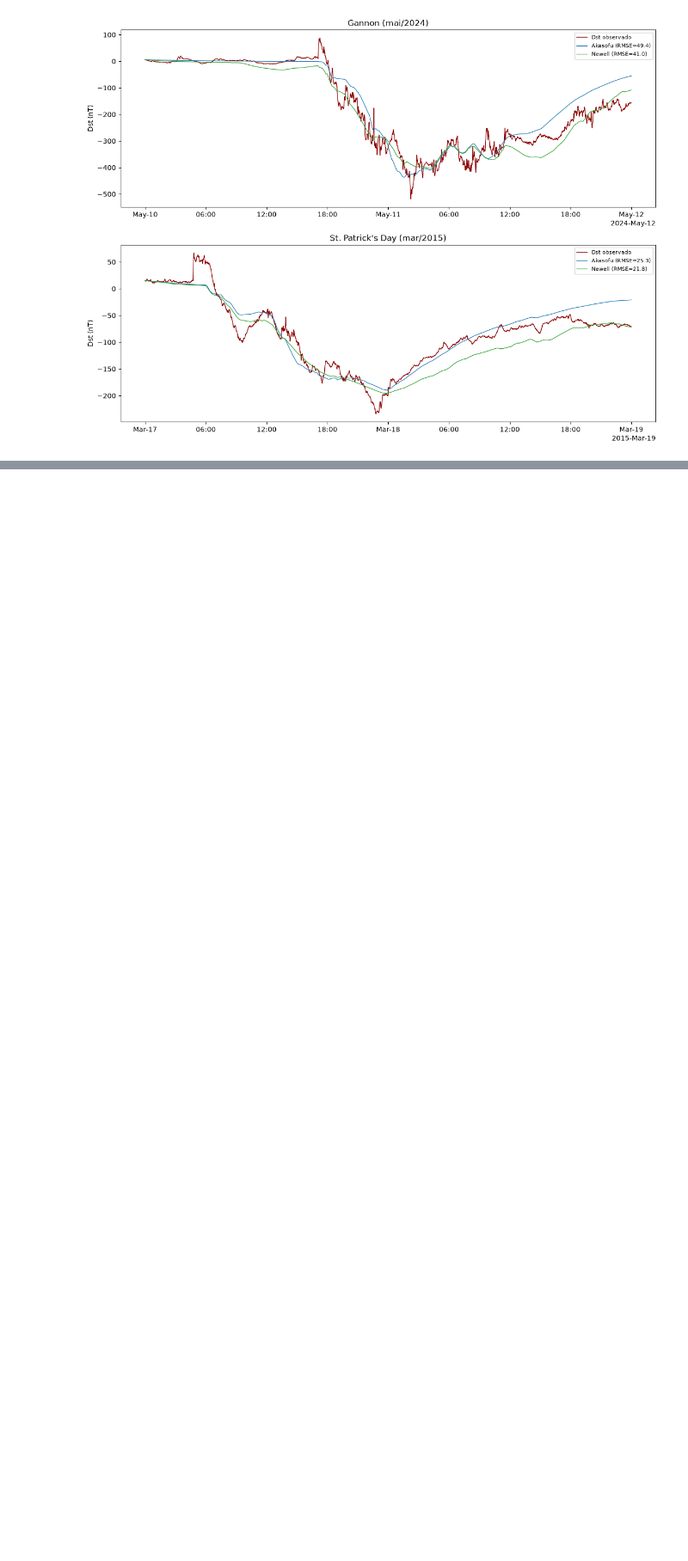
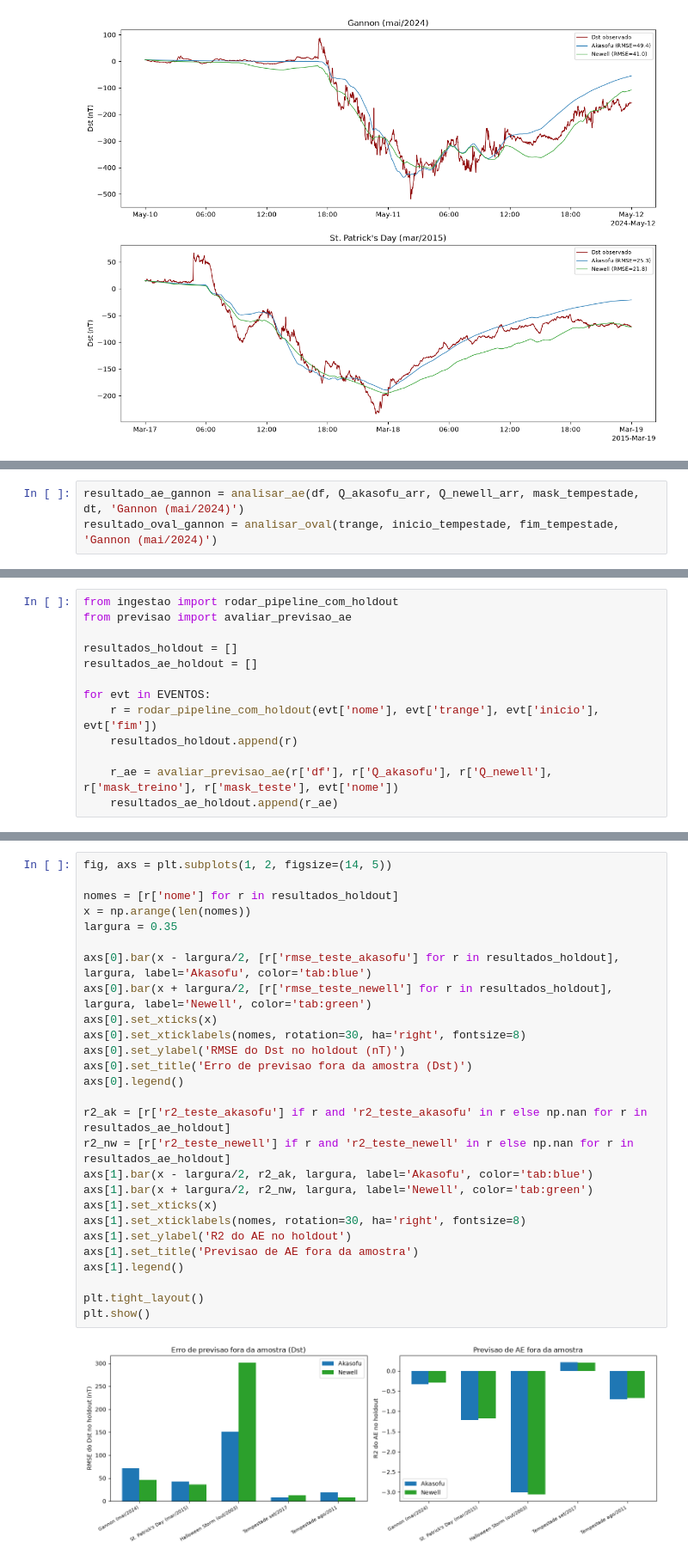
Before and after one commit to Guilherme-Bernal/GeracaoMartece-IC, a Jupyter notebook: notebooks/pipeline_acoplamento_dst.ipynb, the cells around one changed output, grey strips where cells are left out. Shown at 86% size. Saved outputs shown, nothing was run; the diff lists cells and outputs as text; blank space fills up the shorter version.

Commit message:
Adiciona holdout genuino, validacao com 5 tempestades, previsao de AE e site Vue3+FastAPI

```diff
--- a/notebooks/pipeline_acoplamento_dst.ipynb
+++ b/notebooks/pipeline_acoplamento_dst.ipynb
@@ -391,0 +415,3 @@ plt.show()
+# %%
+resultado_ae_gannon = analisar_ae(df, Q_akasofu_arr, Q_newell_arr, mask_tempestade, dt, 'Gannon (mai/2024)')
+resultado_oval_gannon = analisar_oval(trange, inicio_tempestade, fim_tempestade, 'Gannon (mai/2024)')
@@ -391,0 +537,13 @@ plt.show()
+# %%
+from ingestao import rodar_pipeline_com_holdout
+from previsao import avaliar_previsao_ae
+
+resultados_holdout = []
+resultados_ae_holdout = []
+
+for evt in EVENTOS:
+    r = rodar_pipeline_com_holdout(evt['nome'], evt['trange'], evt['inicio'], evt['fim'])
+    resultados_holdout.append(r)
+
+    r_ae = avaliar_previsao_ae(r['df'], r['Q_akasofu'], r['Q_newell'], r['mask_treino'], r['mask_teste'], evt['nome'])
+    resultados_ae_holdout.append(r_ae)
@@ -391,0 +589,29 @@ plt.show()
+# %%
+fig, axs = plt.subplots(1, 2, figsize=(14, 5))
+
+nomes = [r['nome'] for r in resultados_holdout]
+x = np.arange(len(nomes))
+largura = 0.35
+
+axs[0].bar(x - largura/2, [r['rmse_teste_akasofu'] for r in resultados_holdout], largura, label='Akasofu', color='tab:blue')
+axs[0].bar(x + largura/2, [r['rmse_teste_newell'] for r in resultados_holdout], largura, label='Newell', color='tab:green')
+axs[0].set_xticks(x)
+axs[0].set_xticklabels(nomes, rotation=30, ha='right', fontsize=8)
+axs[0].set_ylabel('RMSE do Dst no holdout (nT)')
+axs[0].set_title('Erro de previsao fora da amostra (Dst)')
+axs[0].legend()
+
+r2_ak = [r['r2_teste_akasofu'] if r and 'r2_teste_akasofu' in r else np.nan for r in resultados_ae_holdout]
+r2_nw = [r['r2_teste_newell'] if r and 'r2_teste_newell' in r else np.nan for r in resultados_ae_holdout]
+axs[1].bar(x - largura/2, r2_ak, largura, label='Akasofu', color='tab:blue')
+axs[1].bar(x + largura/2, r2_nw, largura, label='Newell', color='tab:green')
+axs[1].set_xticks(x)
+axs[1].set_xticklabels(nomes, rotation=30, ha='right', fontsize=8)
+axs[1].set_ylabel('R2 do AE no holdout')
+axs[1].set_title('Previsao de AE fora da amostra')
+axs[1].legend()
+
+plt.tight_layout()
+plt.show()
+# %% [output]
+[figure, added]
```
Also changed, not shown: parts of 14 cells of this notebook, 3 other files.
